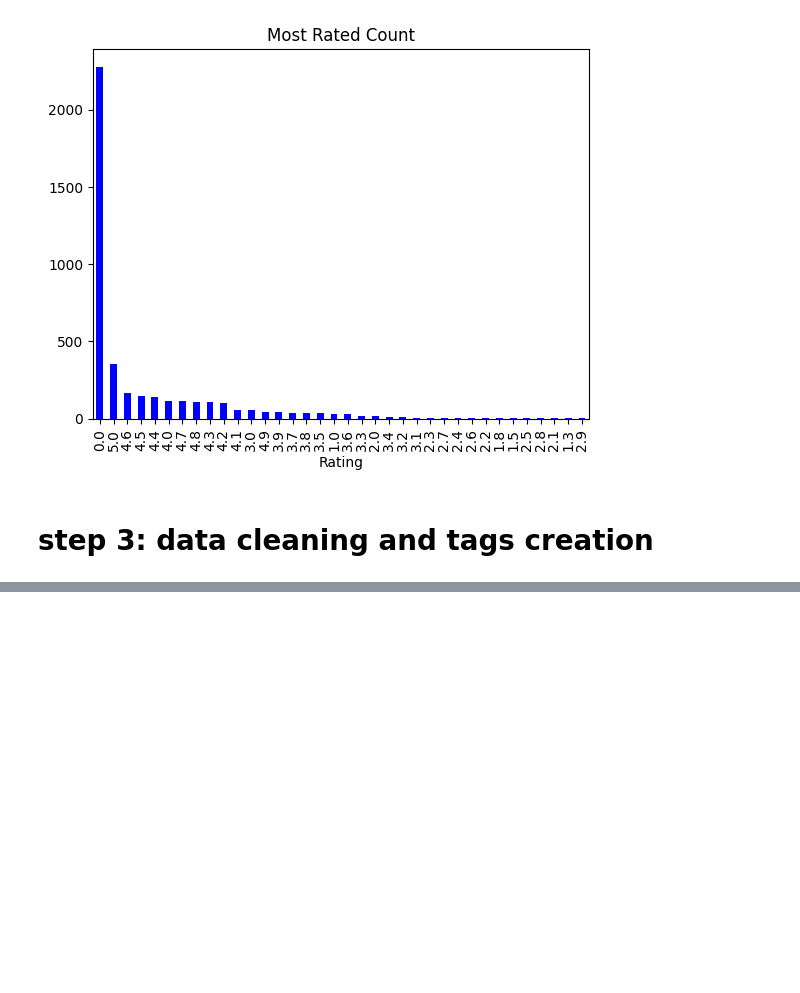
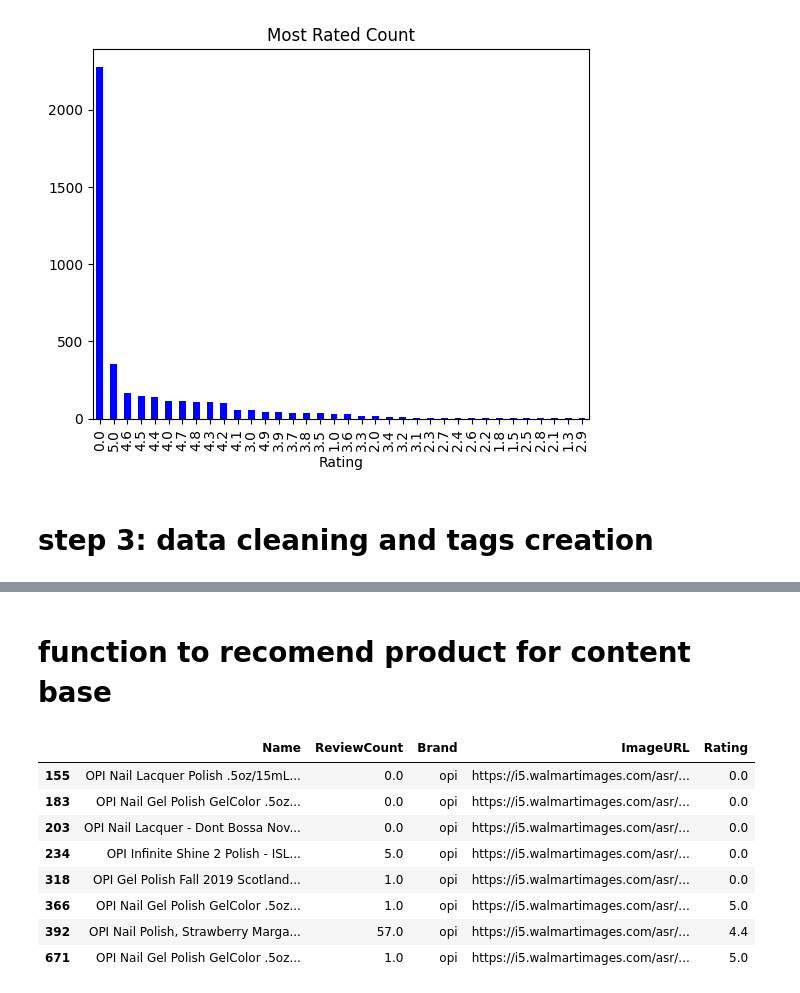
Before and after one commit to githubshivanshukumarsrivastava/retail-recomendation-system, a Jupyter notebook: online-retail-recomendation-system-/modeltrain.ipynb, the cells around one changed output, grey strips where cells are left out. Drawn from its saved outputs; the diff is of its cells as text; code cells hidden in the pictures; blank space fills up the shorter version.

```diff
--- a/online-retail-recomendation-system-/modeltrain.ipynb
+++ b/online-retail-recomendation-system-/modeltrain.ipynb
@@ -273,0 +374,56 @@ Note: you may need to restart the kernel to use updated packages.
+# %% [markdown]
+# function to recomend product for content base
+# %%
+from sklearn.feature_extraction.text import TfidfVectorizer
+from sklearn.metrics.pairwise import cosine_similarity
+
+def content_based_recommendations(train_data, item_name, top_n=10):
+    # Check if the item name exists in the training data
+    if item_name not in train_data['Name'].values:
+        print(f"Item '{item_name}' not found in the training data.")
+        return pd.DataFrame()
+
+    # Create a TF-IDF vectorizer for item descriptions
+    tfidf_vectorizer = TfidfVectorizer(stop_words='english')
+
+    # Apply TF-IDF vectorization to item descriptions
+    tfidf_matrix_content = tfidf_vectorizer.fit_transform(train_data['Tags'])
+
+    # Calculate cosine similarity between items based on descriptions
+    cosine_similarities_content = cosine_similarity(tfidf_matrix_content, tfidf_matrix_content)
+
+    # Find the index of the item
+    item_index = train_data[train_data['Name'] == item_name].index[0]
+
+    # Get the cosine similarity scores for the item
+    similar_items = list(enumerate(cosine_similarities_content[item_index]))
+
+    # Sort similar items by similarity score in descending order
+    similar_items = sorted(similar_items, key=lambda x: x[1], reverse=True)
+
+    # Get the top N most similar items (excluding the item itself)
+    top_similar_items = similar_items[1:top_n+1]
+
+    # Get the indices of the top similar items
+    recommended_item_indices = [x[0] for x in top_similar_items]
+
+    # Get the details of the top similar items
+    recommended_items_details = train_data.iloc[recommended_item_indices][['Name', 'ReviewCount', 'Brand', 'ImageURL', 'Rating']]
+
+    return recommended_items_details
+# %%
+# Example: Get content-based recommendations for a specific item
+item_name = 'OPI Infinite Shine, Nail Lacquer Nail Polish, Bubble Bath'
+content_based_rec = content_based_recommendations(train_data, item_name, top_n=8)
+
+content_based_rec
+# %% [output]
+|  | Name | ReviewCount | Brand | ImageURL | Rating |
+| 155 | OPI Nail Lacquer Polish .5oz/15mL... | 0.0 | opi | https://i5.walmartimages.com/asr/... | 0.0 |
+| 183 | OPI Nail Gel Polish GelColor .5oz... | 0.0 | opi | https://i5.walmartimages.com/asr/... | 0.0 |
+| 203 | OPI Nail Lacquer - Dont Bossa Nov... | 0.0 | opi | https://i5.walmartimages.com/asr/... | 0.0 |
+| 234 | OPI Infinite Shine 2 Polish - ISL... | 5.0 | opi | https://i5.walmartimages.com/asr/... | 0.0 |
+| 318 | OPI Gel Polish Fall 2019 Scotland... | 1.0 | opi | https://i5.walmartimages.com/asr/... | 0.0 |
+| 366 | OPI Nail Gel Polish GelColor .5oz... | 1.0 | opi | https://i5.walmartimages.com/asr/... | 5.0 |
+| 392 | OPI Nail Polish, Strawberry Marga... | 57.0 | opi | https://i5.walmartimages.com/asr/... | 4.4 |
+| 671 | OPI Nail Gel Polish GelColor .5oz... | 1.0 | opi | https://i5.walmartimages.com/asr/... | 5.0 |
```
Also changed, not shown: parts of 18 cells of this notebook.
